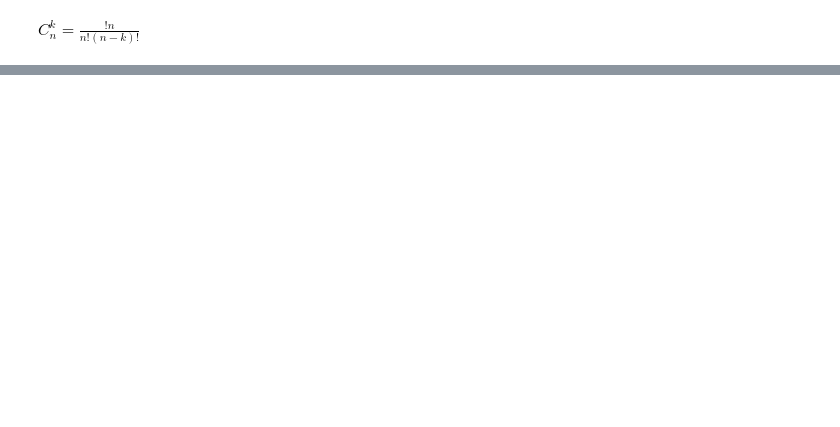
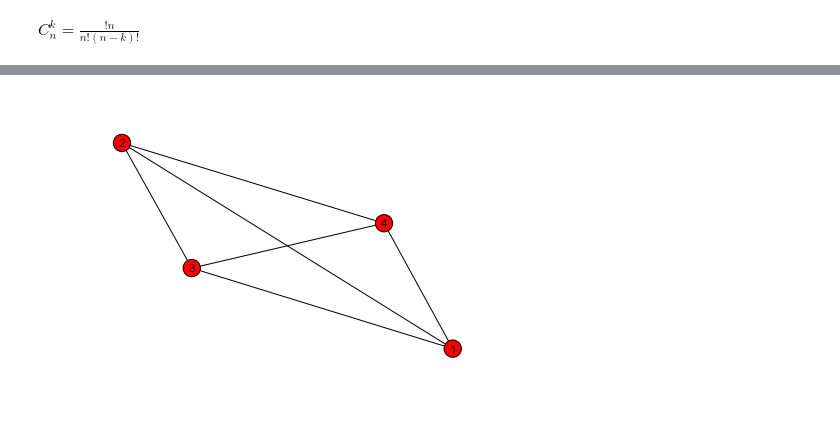
Before and after one commit to c24b/hackrepnum_article9, a Jupyter notebook: Tuto_graph_with_python.ipynb, the cells around one changed output, grey strips where cells are left out. Drawn from its saved outputs; the diff is of its cells as text; code cells hidden in the pictures; blank space fills up the shorter version.

Commit message:
Types de graphes

```diff
--- a/Tuto_graph_with_python.ipynb
+++ b/Tuto_graph_with_python.ipynb
@@ -194,0 +411,12 @@ print(g.add_nodes_from(""
+# %%
+graphe_complet = nx.Graph()
+
+graphe_complet.add_nodes_from([1, 2, 3, 4])
+edges = combinations(graphe_complet.nodes(), 2)
+#et ses relations
+graphe_complet.add_edges_from(edges)
+nx.draw(graphe_complet, with_labels = True)
+plt.savefig("graphe_complet1.png") # save as png
+plt.show() # display
+# %% [output]
+[figure, added]
```
Also changed, not shown: parts of 48 cells of this notebook.
